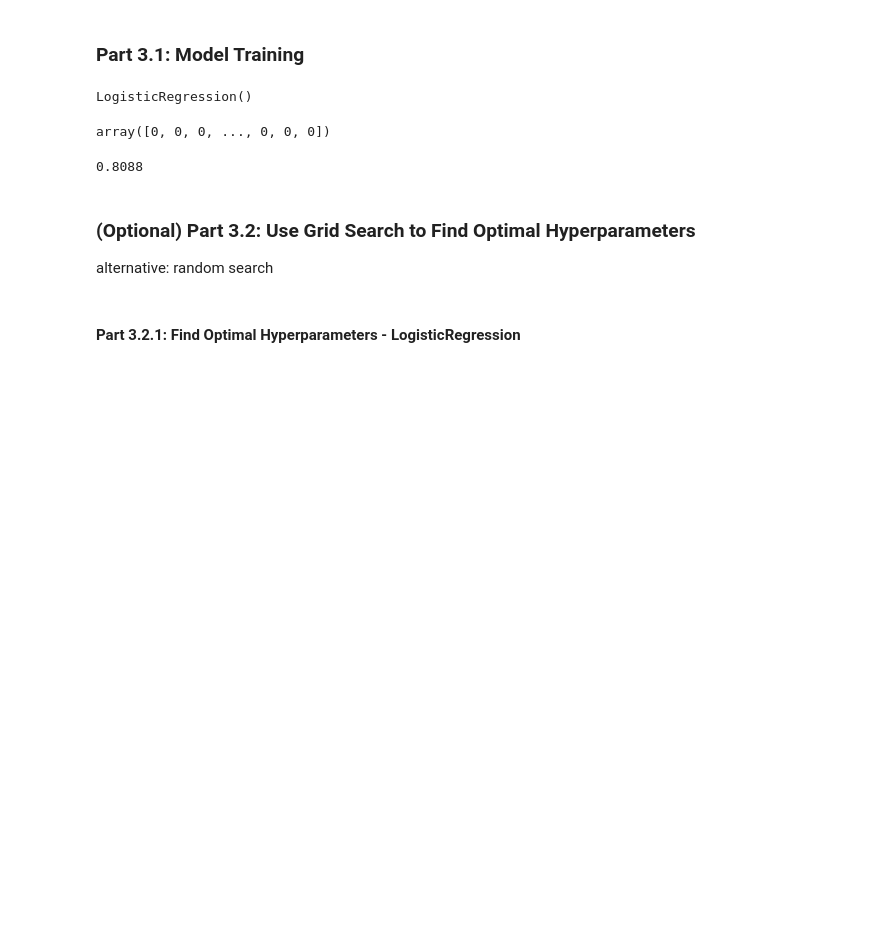
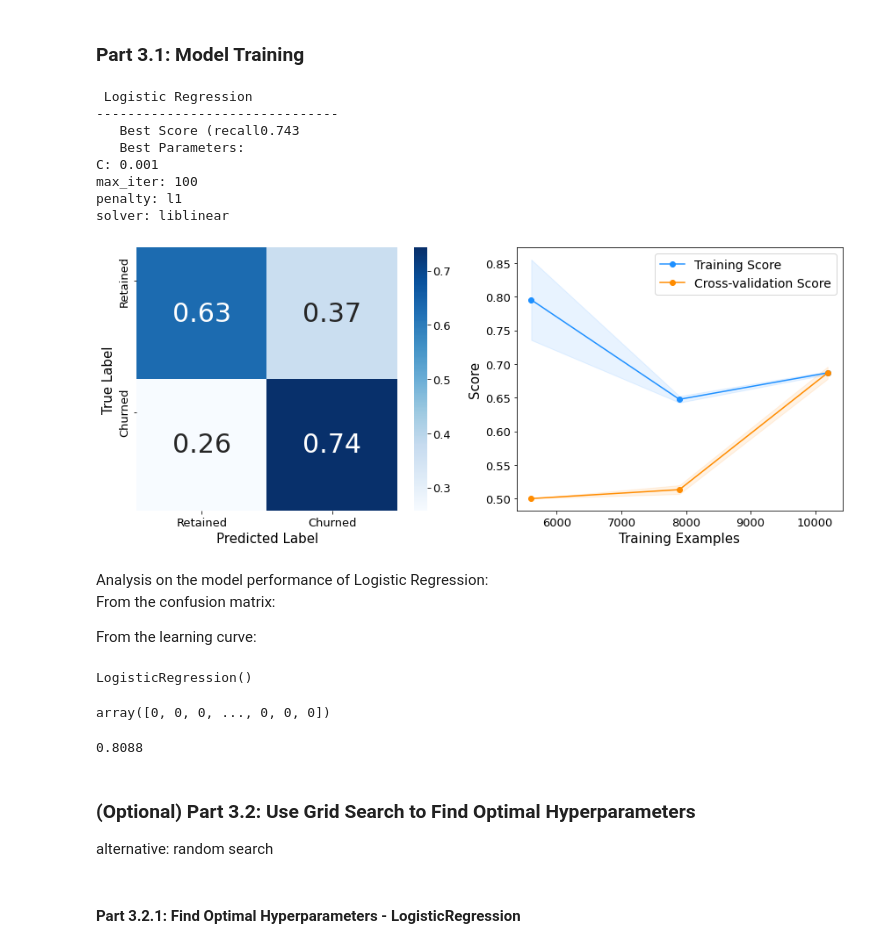
Before and after one commit to HuanSunGo/Machine_Learning_Projects, a Jupyter notebook: Customer_Churn_Prediction.ipynb, the cells around one changed output. Saved outputs shown, nothing was run; the diff lists cells and outputs as text; code cells hidden in the pictures; blank space fills up the shorter version.

Commit message:
add  logistic regression model

```diff
--- a/Customer_Churn_Prediction.ipynb
+++ b/Customer_Churn_Prediction.ipynb
@@ -452,0 +495,20 @@ Name: Exited, dtype: int64
+# %%
+def plot_conf_mx(cm, ax):
+    """
+    Plot a confusion matrix in the speified axed object.
+    """
+    from sklearn.metrics import confusion_matrix
+
+    sns.heatmap(data = cm,
+                annot = True,
+                cmap = 'Blues',
+                annot_kws = {'fontsize':30},
+                ax = ax)
+    ax.set_xlabel('Predicted Label')
+    # set the x axis' tick locations and optional labels
+    ax.set_xticks([0.5, 1.5])
+    ax.set_xticklabels(['Retained','Churned'])
+
+    ax.set_ylabel('True Label')
+    ax.set_yticks([0.25, 1.25])
+    ax.set_yticklabels(['Retained', 'Churned'])
@@ -453,5 +598,41 @@ Name: Exited, dtype: int64
 # %% [markdown]
 ### Part 3.1: Model Training
+# %%
+# Logistic Regression
+lr = LogisticRegression(random_state=42)
+
+param_grid = {
+    'max_iter': [100],
+    'penalty': ['l1', 'l2'],
+    'C': [0.0001, 0.001, 0.01, 0.1, 1, 10],
+    'solver': ['lbfgs', 'liblinear']
+}
+
+lr_clf = GridSearchCV(estimator=lr,
+                      param_grid=param_grid,
+                      scoring=scoring_metric,
+                      cv=5,
+                      verbose=False,
+                      # -1: automatically use all of the cores in my system
+                      n_jobs=-1)
+
+best_lr_clf = lr_clf.fit(X_train, y_train)
+clf_performance(best_lr_clf, 'Logistic Regression', 'LR')
+# %% [output]
+ Logistic Regression
+-------------------------------
+   Best Score (recall0.743
+   Best Parameters:
+C: 0.001
+max_iter: 100
+penalty: l1
+solver: liblinear
+[figure, added]
+# %% [markdown]
+Analysis on the model performance of Logistic Regression: <br>
+From the confusion matrix:
+
+From the learning curve:
 # %%
 #@title build models
 from sklearn.ensemble import RandomForestClassifier
```
Also changed, not shown: parts of 6 cells of this notebook.
